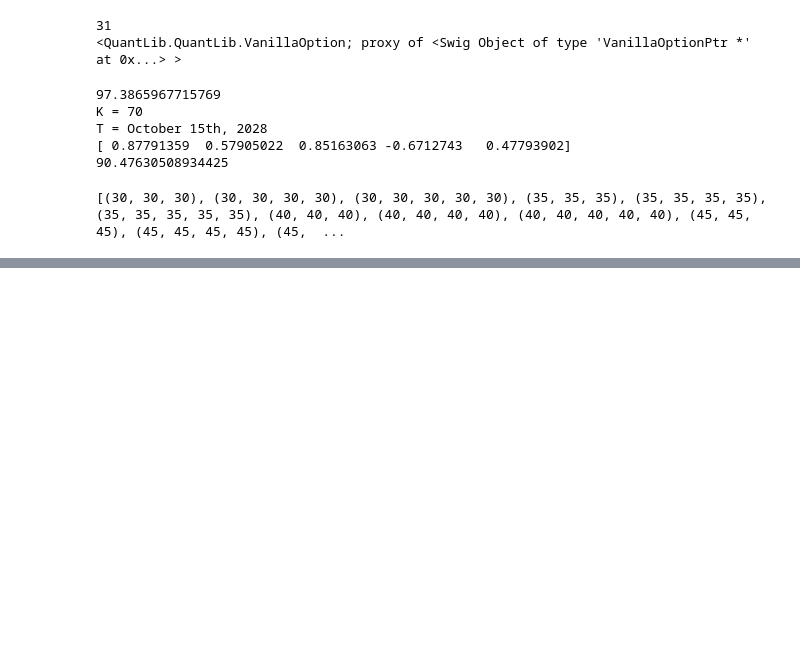
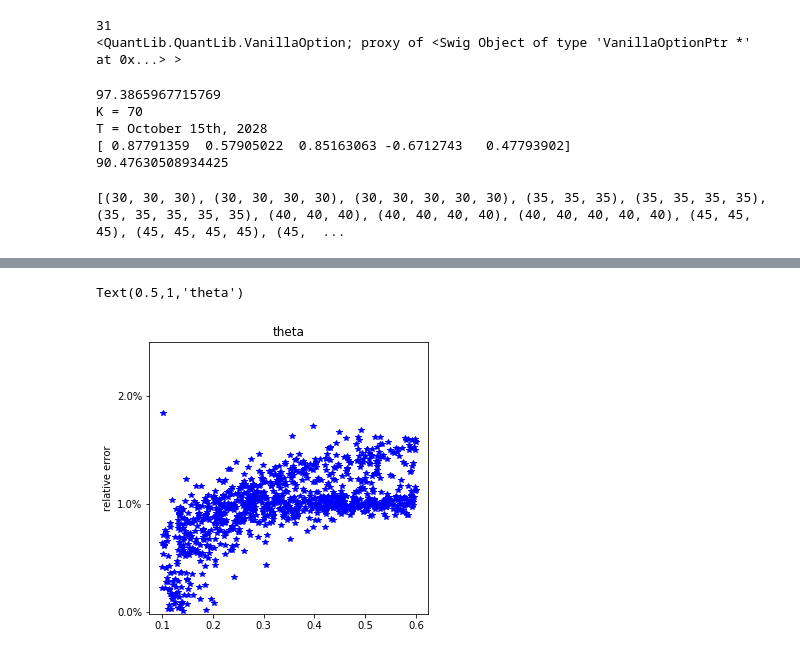
Before and after one commit to CalameR/PyKnight, a Jupyter notebook: DeepLearningVol/DeepLearningVolNotebook.ipynb, the cells around one changed output, grey strips where cells are left out. Cells and saved outputs as stored; diff of their text form; code cells hidden in the pictures; blank space fills up the shorter version.

```diff
--- a/DeepLearningVol/DeepLearningVolNotebook.ipynb
+++ b/DeepLearningVol/DeepLearningVolNotebook.ipynb
@@ -669,0 +681,13 @@ plt.show()
+# %%
+plt.figure(figsize=(5,5))
+plt.plot(RefParams[:,1], rel_err_params[:,1], 'b*')
+axes = plt.gca()
+axes.set_ylim(-0.02, 2.5)
+axes.yaxis.set_ticks(range(0,3))
+axes.yaxis.set_ticklabels(['0.0%','1.0%','2.0%'])
+axes.xaxis.set_ticks([float(j)/10 for j in range(1,7)])
+plt.ylabel("relative error")
+plt.title("theta")
+# %% [output]
+Text(0.5,1,'theta')
+[figure, added]
```
Also changed, not shown: parts of 15 cells of this notebook, 12 other files.
